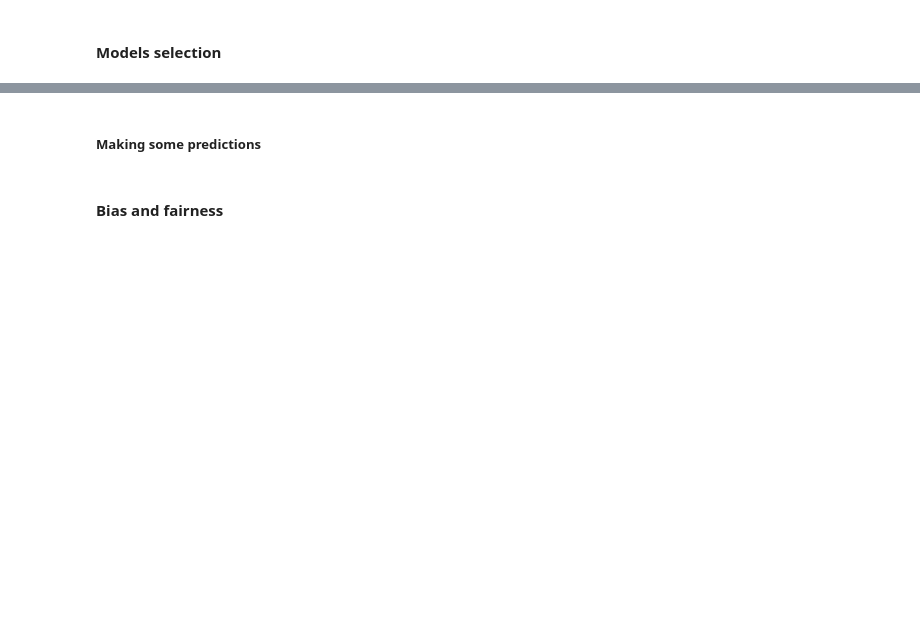
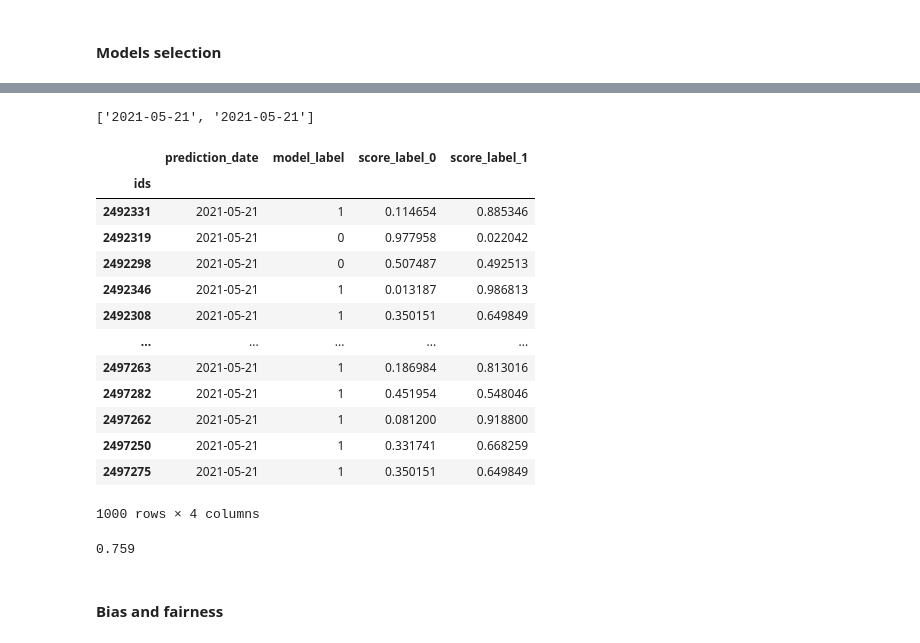
Before and after one commit to santibatte/dpa_2021, a Jupyter notebook: _robdir/rob_sandbox.ipynb, the cells around one changed output, grey strips where cells are left out. Saved outputs shown, nothing was run; the diff lists cells and outputs as text; code cells hidden in the pictures; blank space fills up the shorter version.

Commit message:
enhancing prediction dataframe - local test sucessful

```diff
--- a/_robdir/rob_sandbox.ipynb
+++ b/_robdir/rob_sandbox.ipynb
@@ -733,0 +726,2 @@ tst_pred = sel_model.predict(tst_feats)
+# %%
+tst_proba = sel_model.predict_proba(tst_feats)
@@ -734,11 +730,33 @@ tst_pred = sel_model.predict(tst_feats)
+# %%
+[str(datetime.now())[:10]]
+# %% [output]
+['2021-05-21', '2021-05-21']
 # %%
 dfx = pd.DataFrame.from_dict(
     {
         "ids": tst_ids,
-        "prediction": tst_pred,
+        "prediction_date": [str(datetime.now())[:10]]*len(tst_ids),
+        "model_label": tst_pred,
+        "score_label_0": tst_proba[:, 0],
+        "score_label_1": tst_proba[:, 1]
     }
 )
 
 dfx.set_index("ids", inplace=True)
-# %% [markdown]
-##### Making some predictions
+# %%
+dfx
+# %% [output]
+|  | prediction_date | model_label | score_label_0 | score_label_1 |
+| ids |  |  |  |  |
+| 2492331 | 2021-05-21 | 1 | 0.114654 | 0.885346 |
+| 2492319 | 2021-05-21 | 0 | 0.977958 | 0.022042 |
+| 2492298 | 2021-05-21 | 0 | 0.507487 | 0.492513 |
+| 2492346 | 2021-05-21 | 1 | 0.013187 | 0.986813 |
+| 2492308 | 2021-05-21 | 1 | 0.350151 | 0.649849 |
+| ... | ... | ... | ... | ... |
+| 2497263 | 2021-05-21 | 1 | 0.186984 | 0.813016 |
+| 2497282 | 2021-05-21 | 1 | 0.451954 | 0.548046 |
+| 2497262 | 2021-05-21 | 1 | 0.081200 | 0.918800 |
+| 2497250 | 2021-05-21 | 1 | 0.331741 | 0.668259 |
+| 2497275 | 2021-05-21 | 1 | 0.350151 | 0.649849 |
+1000 rows × 4 columns
@@ -745,3 +765,7 @@ dfx.set_index("ids", inplace=True)
+# %%
+dfx["prediction"].value_counts(normalize=True)[1]
+# %% [output]
+0.759
 # %% [markdown]
 #### Bias and fairness
 # %%
```
Also changed, not shown: parts of 7 cells of this notebook, 1 other file.
